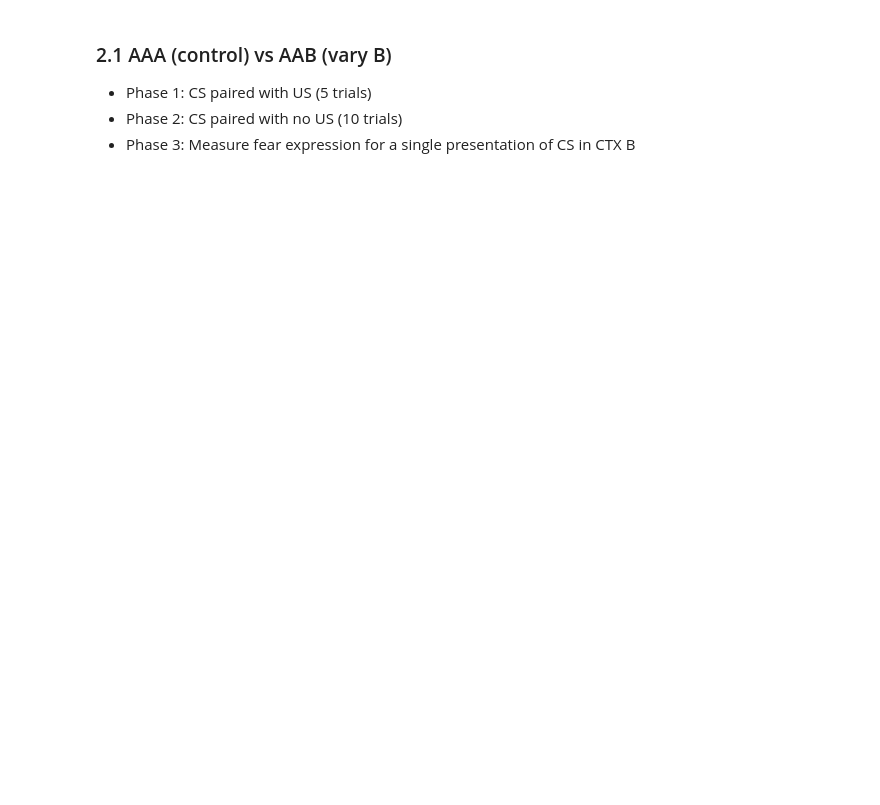
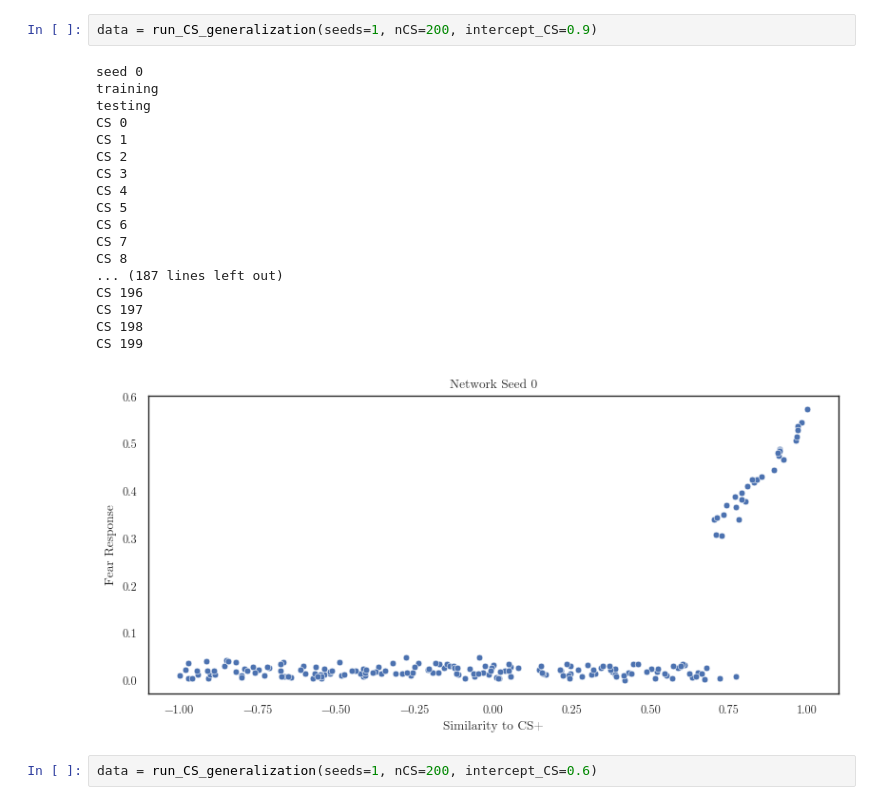
Before and after one commit to psipeter/amygdala, a Jupyter notebook: model3.ipynb, the cells around one changed output. Cells and saved outputs as stored; diff of their text form; blank space fills up the shorter version.

```diff
--- a/model3.ipynb
+++ b/model3.ipynb
@@ -439,5 +266,23 @@ def build_network_CTX_generalization(
-# %% [markdown]
-### 2.1 AAA (control) vs AAB (vary B)
-- Phase 1: CS paired with US (5 trials)
-- Phase 2: CS paired with no US (10 trials)
-- Phase 3: Measure fear expression for a single presentation of CS in CTX B
+# %%
+data = run_CS_generalization(seeds=1, nCS=200, intercept_CS=0.9)
+# %% [output]
+seed 0
+training
+testing
+CS 0
+CS 1
+CS 2
+CS 3
+CS 4
+CS 5
+CS 6
+CS 7
+CS 8
+... (187 lines left out)
+CS 196
+CS 197
+CS 198
+CS 199
+[figure, added]
+# %%
+data = run_CS_generalization(seeds=1, nCS=200, intercept_CS=0.6)
```
Also changed, not shown: parts of 21 cells of this notebook, 2 other files.
